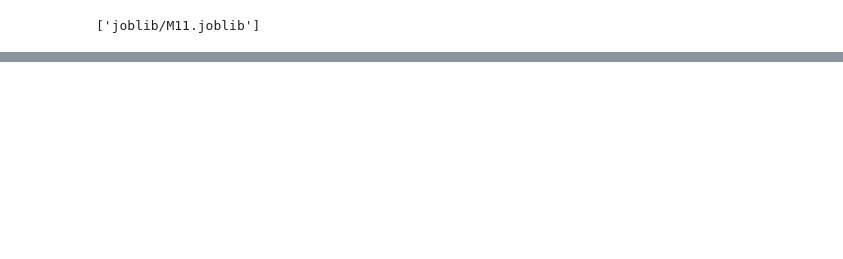
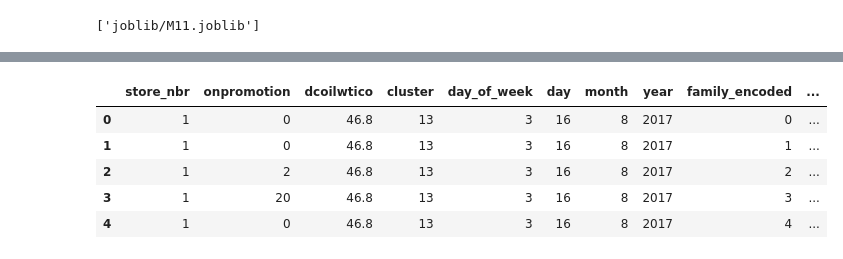
Before and after one commit to yrrebeere/prj-403, a Jupyter notebook: MachineLearning/Models/M11.ipynb, the cells around one changed output, grey strips where cells are left out. Saved outputs shown, nothing was run; the diff lists cells and outputs as text; code cells hidden in the pictures; blank space fills up the shorter version.

```diff
--- a/MachineLearning/Models/M11.ipynb
+++ b/MachineLearning/Models/M11.ipynb
@@ -90,2 +148,8 @@ dump(model, 'joblib/M11.joblib')
 # %% [output]
 ['joblib/M11.joblib']
+# %%
+test['family_encoded'] = family_encoder.transform(test['family'])
+test['typeholiday_encoded'] = typeholiday_encoder.transform(test['typeholiday'])
+test['city_encoded'] = city_encoder.transform(test['city'])
+test['state_encoded'] = state_encoder.transform(test['state'])
+test['typestores_encoded'] = typestores_encoder.transform(test['typestores'])
@@ -91,0 +165,11 @@ dump(model, 'joblib/M11.joblib')
+# %%
+test = test.drop(columns=['family', 'typeholiday', 'city', 'state', 'typestores'])
+# %%
+test.head()
+# %% [output]
+|  | store_nbr | onpromotion | dcoilwtico | cluster | day_of_week | day | month | year | family_encoded | ... |
+| 0 | 1 | 0 | 46.8 | 13 | 3 | 16 | 8 | 2017 | 0 | ... |
+| 1 | 1 | 0 | 46.8 | 13 | 3 | 16 | 8 | 2017 | 1 | ... |
+| 2 | 1 | 2 | 46.8 | 13 | 3 | 16 | 8 | 2017 | 2 | ... |
+| 3 | 1 | 20 | 46.8 | 13 | 3 | 16 | 8 | 2017 | 3 | ... |
+| 4 | 1 | 0 | 46.8 | 13 | 3 | 16 | 8 | 2017 | 4 | ... |
```
Also changed, not shown: parts of 31 cells of this notebook, 8 other files.
